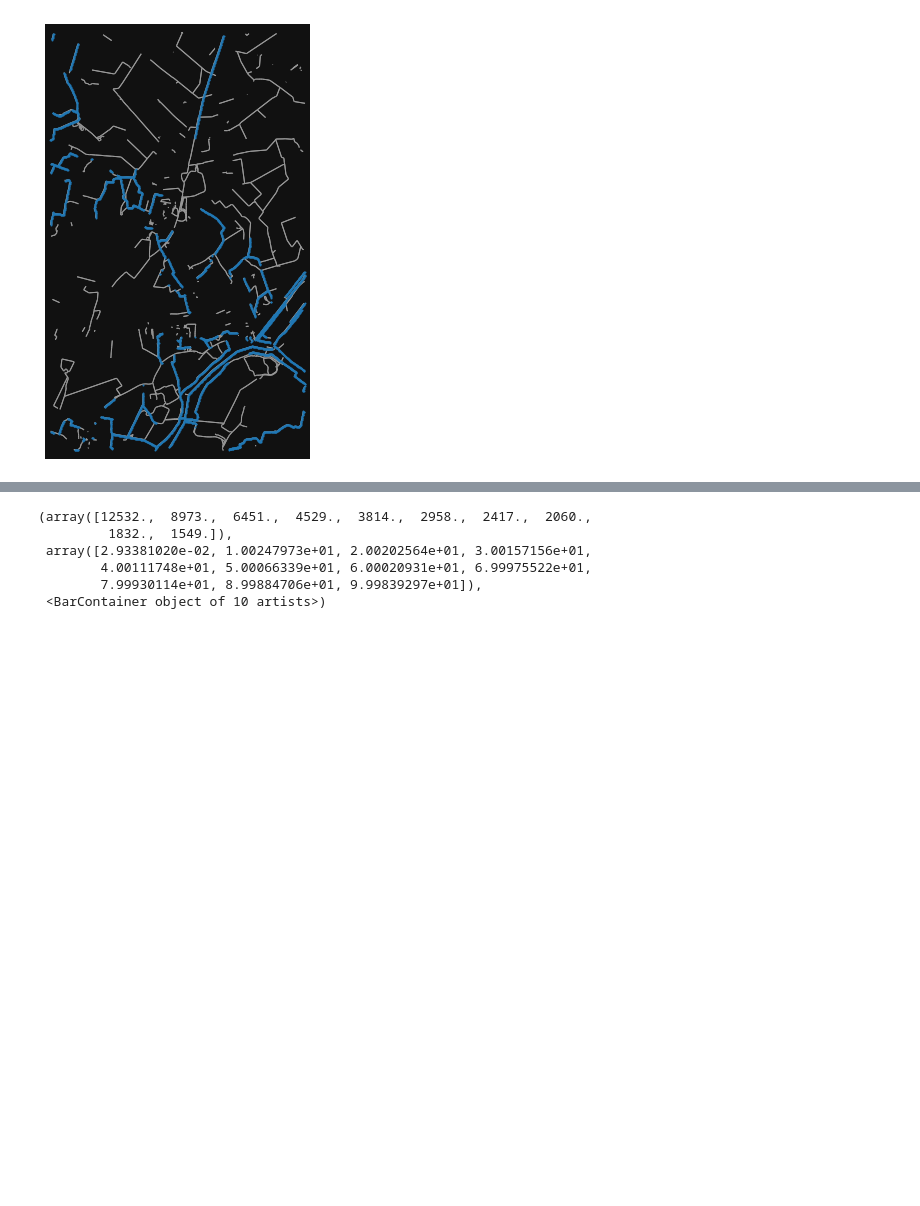
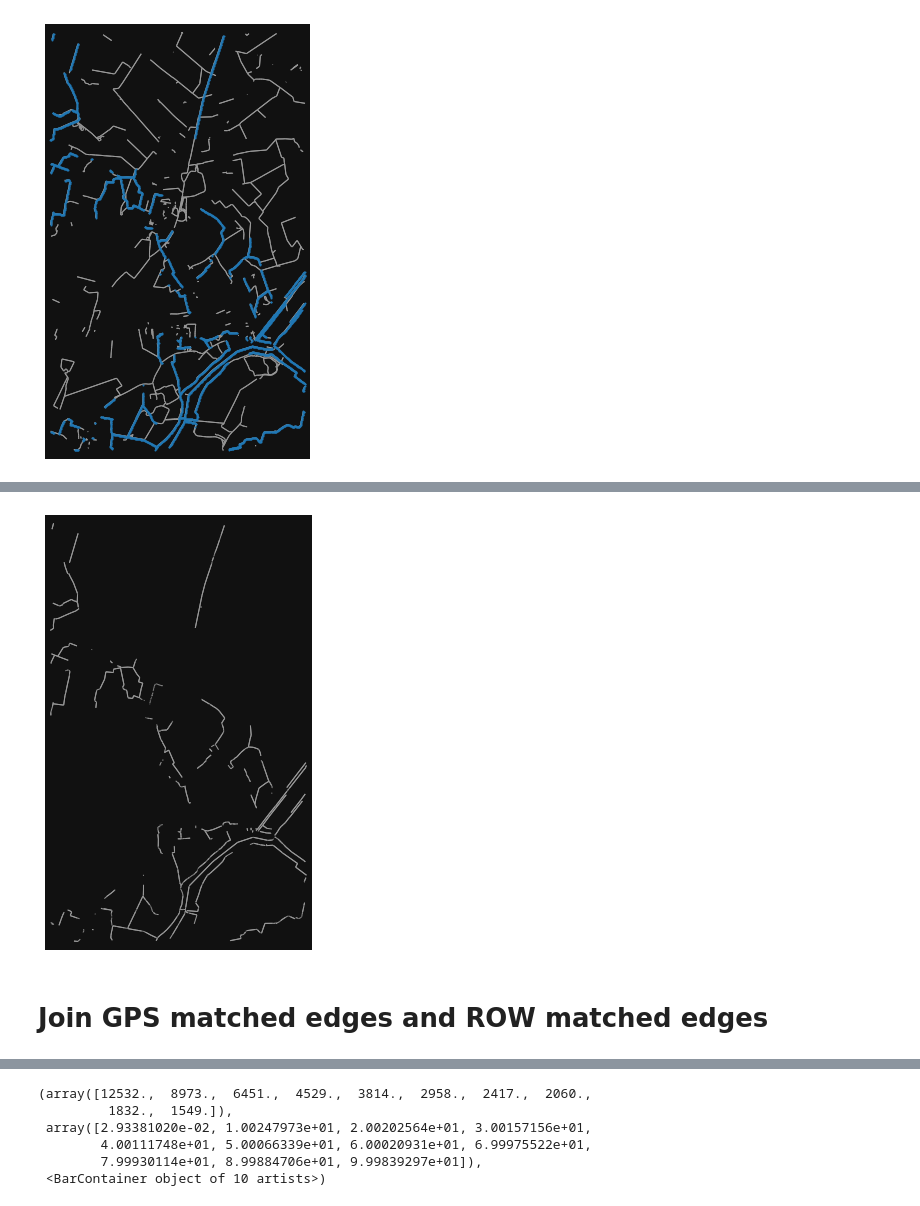
Before and after one commit to Andrewwango/prow-map, a Jupyter notebook: analysis.ipynb, the cells around one changed output, grey strips where cells are left out. Cells and saved outputs as stored; diff of their text form; code cells hidden in the pictures; blank space fills up the shorter version.

```diff
--- a/analysis.ipynb
+++ b/analysis.ipynb
@@ -78,0 +77,6 @@ nearest_edges
+# %%
+row_max_length_per_point = 3000
+# %%
+matched_graph_edges_row = matched_graph_edges_row.assign(row=matched_graph_edges_row["length"] / matched_graph_edges_row["count"] < row_max_length_per_point)
+# %%
+matched_graph_edges_row = matched_graph_edges_row.loc[matched_graph_edges_row["row"]]
@@ -78,0 +85,8 @@ nearest_edges
+# %%
+G_match_row = ox.graph_from_gdfs(graph_nodes, matched_graph_edges_row)
+# %%
+fig, ax = ox.plot_graph(G_match_row, node_size=0)
+# %% [output]
+[figure, added]
+# %% [markdown]
+# Join GPS matched edges and ROW matched edges
```
Also changed, not shown: parts of 37 cells of this notebook, 10 other files.
